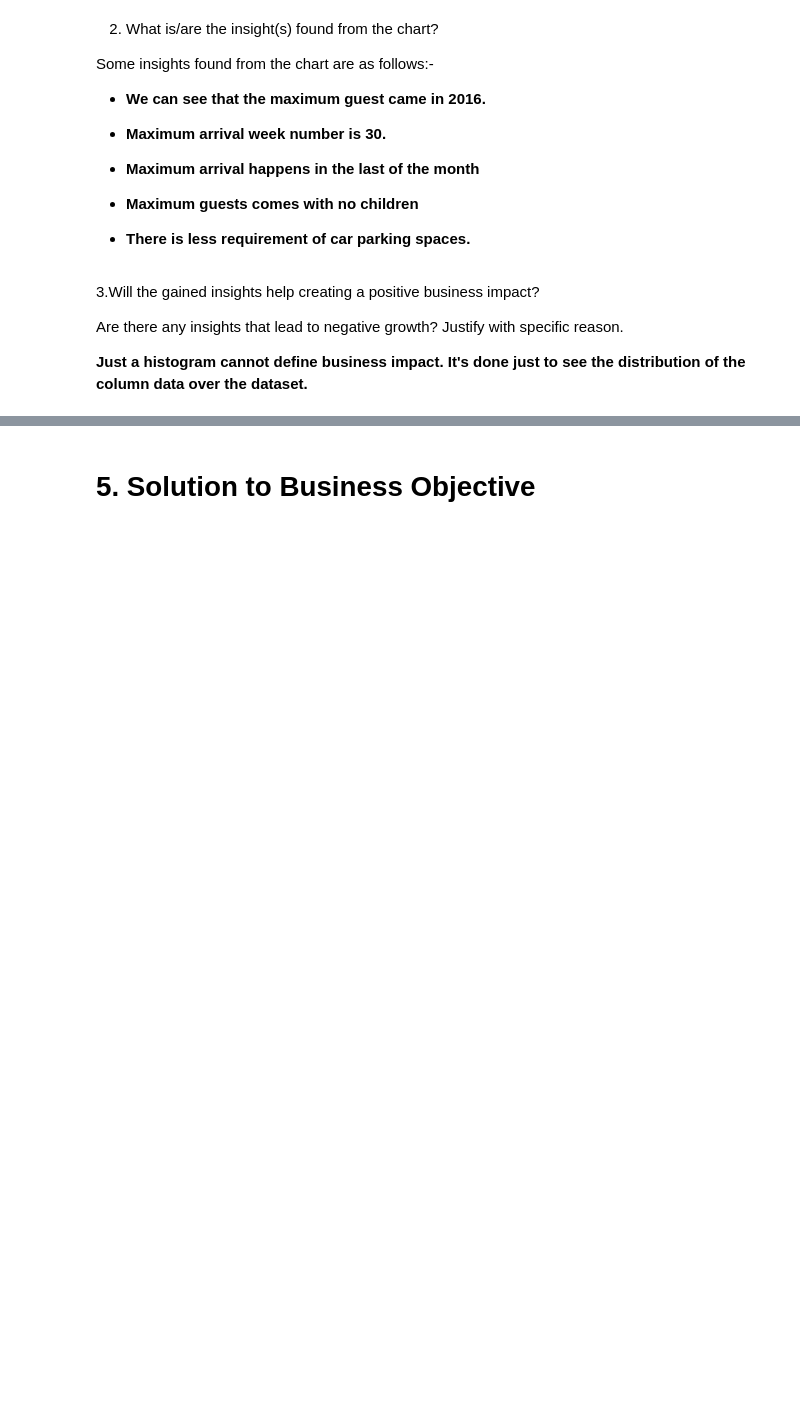
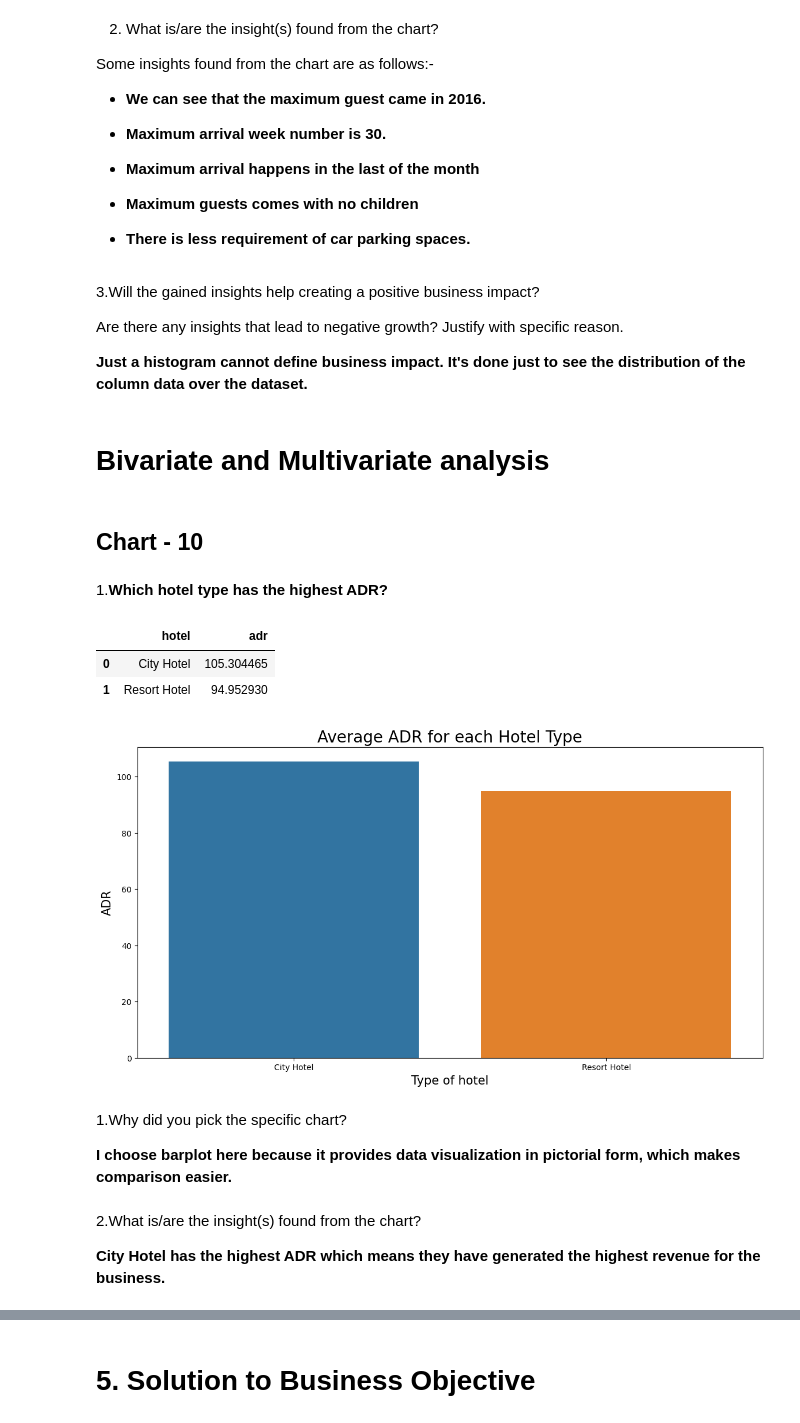
Before and after one commit to Shreya-1003/CapStone-Projects-Module_2, a Jupyter notebook: EDA_Hotel_Booking_Analysis.ipynb, the cells around one changed output, grey strips where cells are left out. Drawn from its saved outputs; the diff is of its cells as text; code cells hidden in the pictures; blank space fills up the shorter version.

```diff
--- a/EDA_Hotel_Booking_Analysis.ipynb
+++ b/EDA_Hotel_Booking_Analysis.ipynb
@@ -857,3 +857,34 @@ Some insights found from the chart are as follows:-
 Are there any insights that lead to negative growth? Justify with specific reason.
 
 **Just a histogram cannot define business impact. It's done just to see the distribution of the column data over the dataset.**
+# %% [markdown]
+# **Bivariate and Multivariate analysis**
+# %% [markdown]
+## Chart - 10
+# %% [markdown]
+1.**Which hotel type has the highest ADR?**
+# %%
+# Chart - 10 visualization code
+highest_adr = hotel_df.groupby('hotel')['adr'].mean().reset_index()
+highest_adr
+# %% [output]
+|  | hotel | adr |
+| 0 | City Hotel | 105.304465 |
+| 1 | Resort Hotel | 94.952930 |
+# %%
+plt.figure(figsize=(14,7))
+sns.barplot(x=highest_adr['hotel'],y=highest_adr['adr'])
+plt.title('Average ADR for each Hotel Type', fontsize=20)
+plt.xlabel('Type of hotel',fontsize=15)
+plt.ylabel('ADR',fontsize=15)
+plt.show()
+# %% [output]
+[figure, added]
+# %% [markdown]
+1.Why did you pick the specific chart?
+
+**I choose barplot here because it provides data visualization in pictorial form, which makes comparison easier.**
+# %% [markdown]
+2.What is/are the insight(s) found from the chart?
+
+**City Hotel has the highest ADR which means they have generated the highest revenue for the business.**
```
Also changed, not shown: parts of 12 cells of this notebook.
